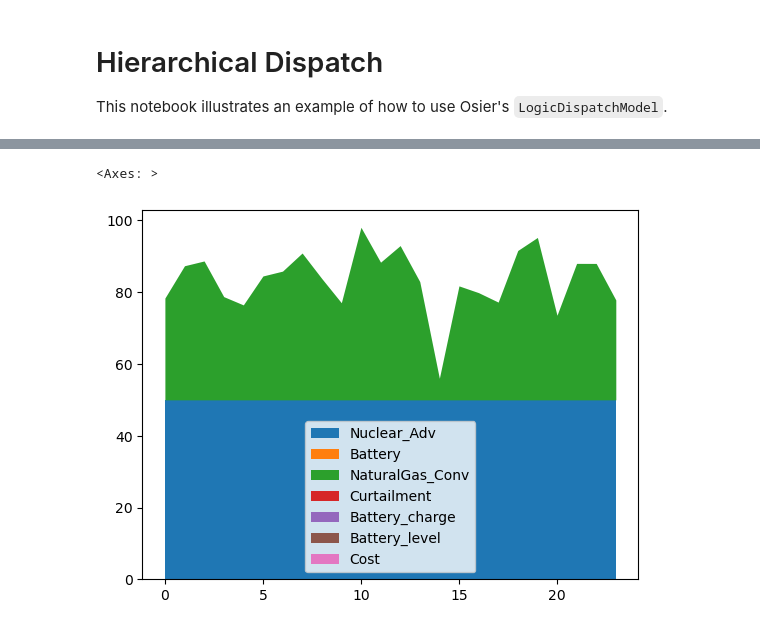
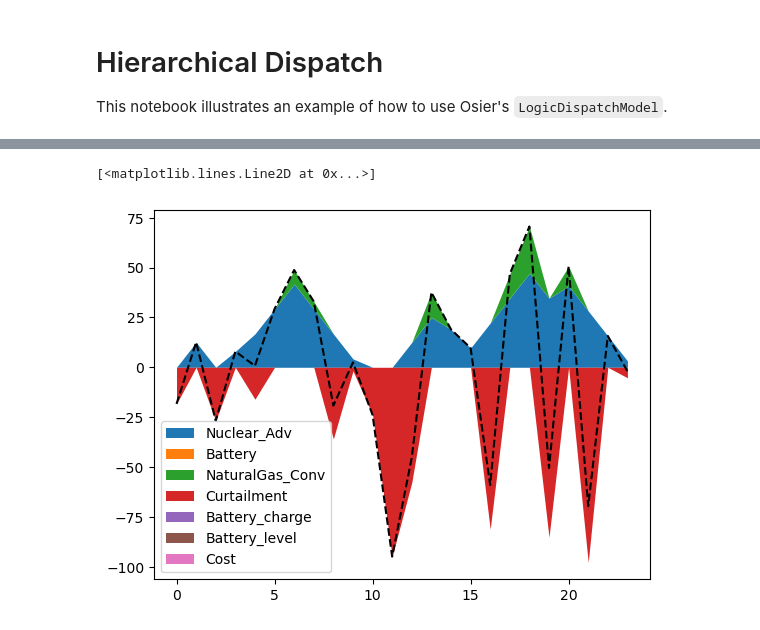
Before and after one commit to arfc/osier, a Jupyter notebook: docs/source/examples/hierarchical_dispatch.ipynb, the cells around one changed output, grey strips where cells are left out. Drawn from its saved outputs; the diff is of its cells as text; code cells hidden in the pictures.

```diff
--- a/docs/source/examples/hierarchical_dispatch.ipynb
+++ b/docs/source/examples/hierarchical_dispatch.ipynb
@@ -20,5 +20,6 @@ from pymoo.optimize import minimize
 from pymoo.visualization.pcp import PCP
 # %%
 N=24
+rng = np.random.default_rng(seed=1234)
 demand = np.ones(N)*100
-wind_speed = np.random.weibull(a=2.5,size=N)
+wind_speed = rng.weibull(a=2.5,size=N)
@@ -29,6 +34,6 @@ unyt_quantity(3261.36504, 'MW*hr')
 # %%
 nuclear_adv.capacity = 50
 wind.capacity = 100
-battery.capacity = 100
+battery.capacity = 10
 
-natural_gas.capacity = 0.1
+natural_gas.capacity = 50
@@ -45,2 +39,0 @@ unyt_quantity(37.5, 'MW')
-# %%
-battery.initial_storage = 100
@@ -111,18 +125,0 @@ plt.plot(model.covered_demand)
-# %%
-data = {}
-for t in model.technology_list:
-    if t.technology_type == 'storage':
-        if len(t.power_history) == 0:
-            data[f"{t.technology_name}_charge"] = np.zeros(len(model.net_demand))
-        else:
-            data[f"{t.technology_name}_charge"] = unyt_array(t.power_history).to_ndarray()
-        if len(t.storage_history) == 0:
-            data[f"{t.technology_name}_level"] = np.zeros(len(model.net_demand))
-        else:
-            data[f"{t.technology_name}_level"] = unyt_array(t.storage_history).to_ndarray()
-    else:
-        if len(t.power_history) == 0:
-            data[t.technology_name] = np.zeros(len(model.net_demand))
-        else:
-            data[t.technology_name] = unyt_array(t.power_history).to_ndarray()
-# results = pd.DataFrame(data)
@@ -236,8 +193,9 @@ original_model.solve()
 # %%
-original_model.results.plot.area(lw=0)
+ax = (original_model.results.round(10)).plot.area(lw=0)
+ax.plot(original_model.net_demand, color='k', linestyle='--')
 # %% [output]
-<Axes: >
+[<matplotlib.lines.Line2D at 0x...>]
-[figure, old version]
+[figure, new version]
 # %%
 from timeit import timeit, repeat
 # %%
```
Also changed, not shown: parts of 54 cells of this notebook, 4 other files.
